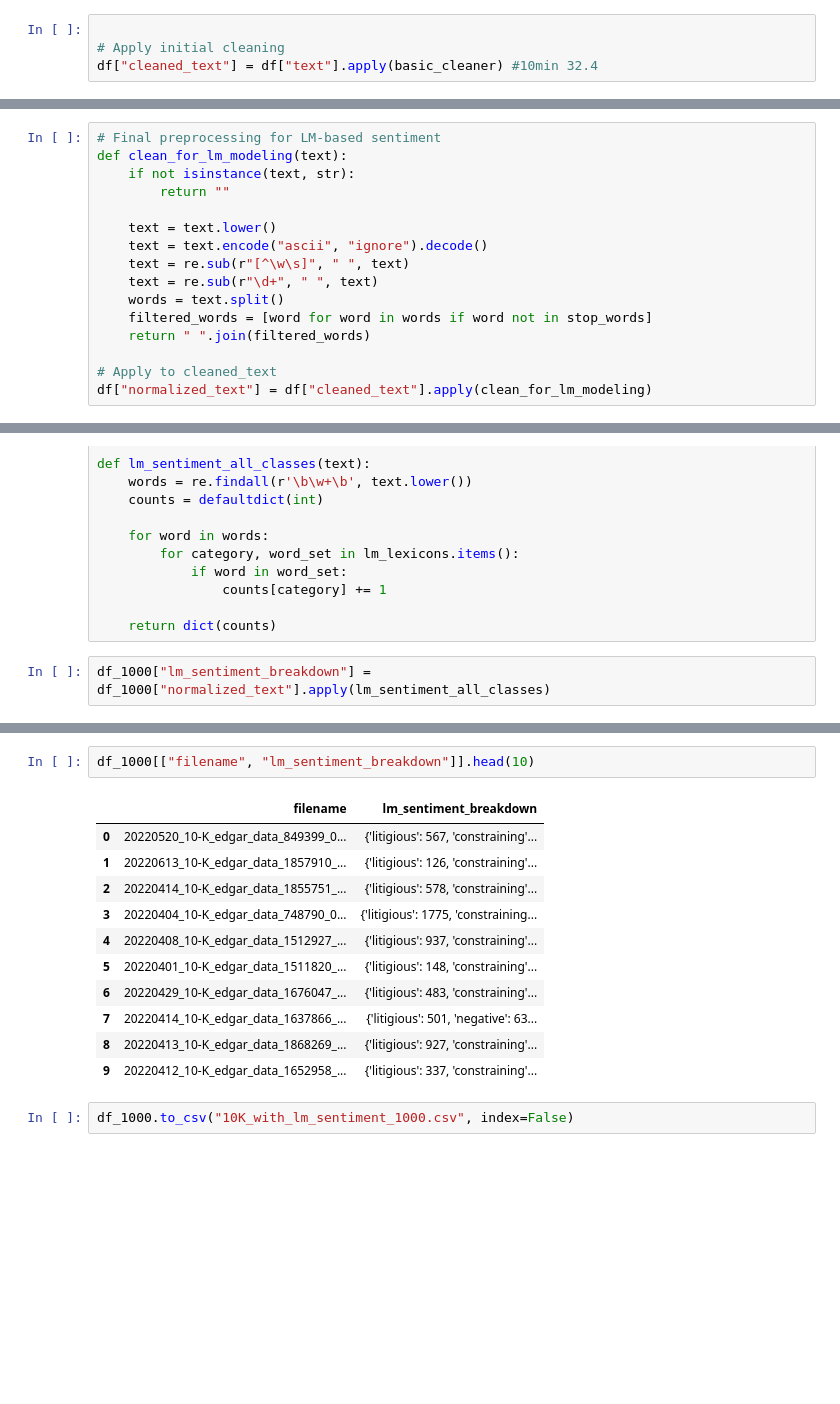
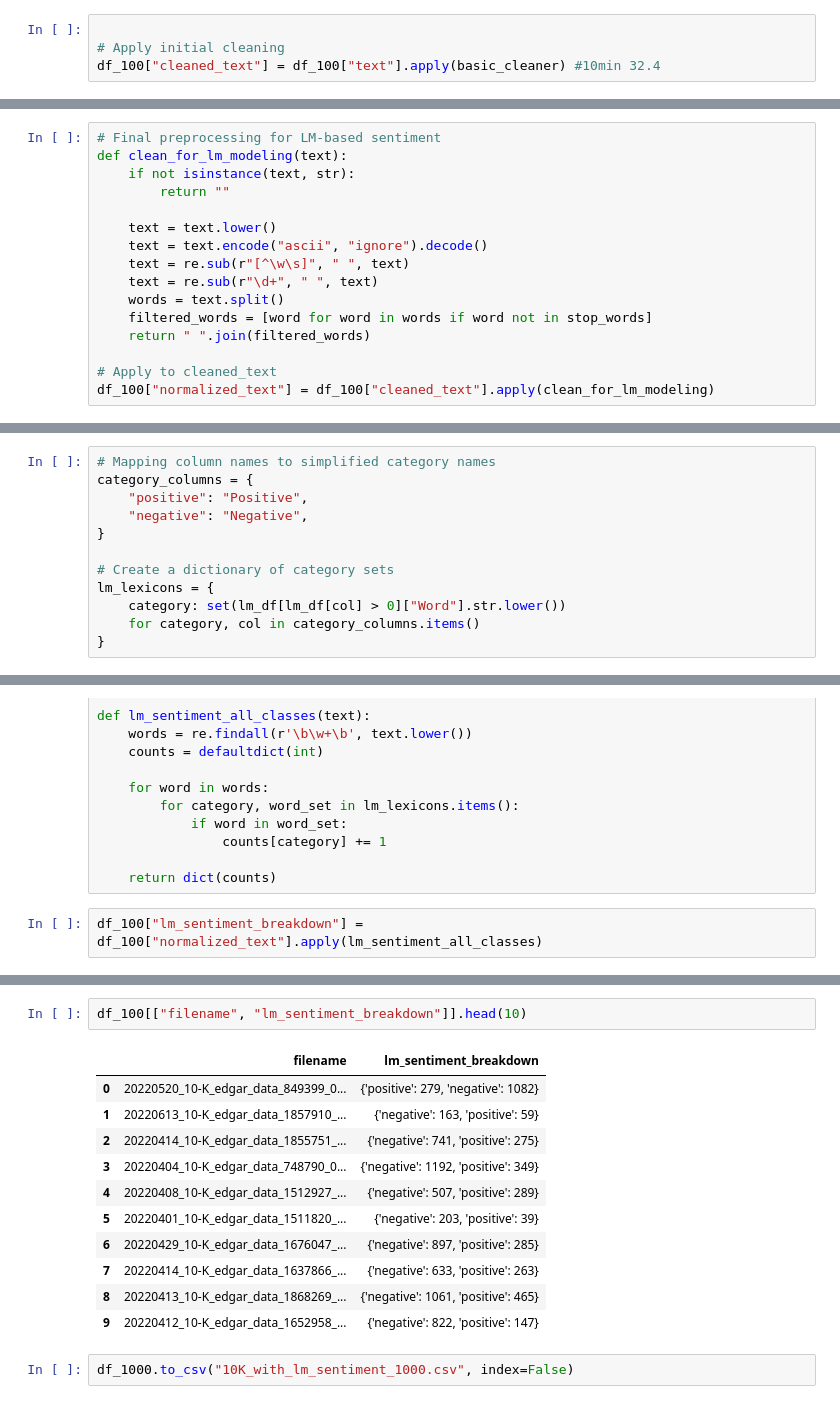
Before and after one commit to NareshChethala/10K_Seintiment_Analysis, a Jupyter notebook: dataframe_10k.ipynb, the cells around one changed output, grey strips where cells are left out. Drawn from its saved outputs; the diff is of its cells as text; blank space fills up the shorter version.

Commit message:
Edgar files dataframe

```diff
--- a/dataframe_10k.ipynb
+++ b/dataframe_10k.ipynb
@@ -329,4 +355,4 @@ def basic_cleaner(text):
 # %%
 
 # Apply initial cleaning
-df["cleaned_text"] = df["text"].apply(basic_cleaner) #10min 32.4
+df_100["cleaned_text"] = df_100["text"].apply(basic_cleaner) #10min 32.4
@@ -364,4 +396,4 @@ def clean_for_lm_modeling(text):
     return " ".join(filtered_words)
 
 # Apply to cleaned_text
-df["normalized_text"] = df["cleaned_text"].apply(clean_for_lm_modeling)
+df_100["normalized_text"] = df_100["cleaned_text"].apply(clean_for_lm_modeling)
@@ -421,6 +459,18 @@ lm_lexicons = {
     category: set(lm_df[lm_df[col] > 0]["Word"].str.lower())
     for category, col in category_columns.items()
 }
+# %%
+# Mapping column names to simplified category names
+category_columns = {
+    "positive": "Positive",
+    "negative": "Negative",
+}
+
+# Create a dictionary of category sets
+lm_lexicons = {
+    category: set(lm_df[lm_df[col] > 0]["Word"].str.lower())
+    for category, col in category_columns.items()
+}
 # %%
 import re
 from collections import defaultdict
@@ -436,4 +486,4 @@ def lm_sentiment_all_classes(text):
 
     return dict(counts)
 # %%
-df_1000["lm_sentiment_breakdown"] = df_1000["normalized_text"].apply(lm_sentiment_all_classes)
+df_100["lm_sentiment_breakdown"] = df_100["normalized_text"].apply(lm_sentiment_all_classes)
@@ -447,19 +503,19 @@ df_1000.head()
 | 3 | 2022 | QTR2 | 20220404 | 2022 | 4 | 4 | 10-K | data | 748790 | ... |
 | 4 | 2022 | QTR2 | 20220408 | 2022 | 4 | 8 | 10-K | data | 1512927 | ... |
 # %%
-df_1000[["filename", "lm_sentiment_breakdown"]].head(10)
+df_100[["filename", "lm_sentiment_breakdown"]].head(10)
 # %% [output]
 |  | filename | lm_sentiment_breakdown |
-| 0 | 20220520_10-K_edgar_data_849399_0... | {'litigious': 567, 'constraining'... |
-| 1 | 20220613_10-K_edgar_data_1857910_... | {'litigious': 126, 'constraining'... |
-| 2 | 20220414_10-K_edgar_data_1855751_... | {'litigious': 578, 'constraining'... |
-| 3 | 20220404_10-K_edgar_data_748790_0... | {'litigious': 1775, 'constraining... |
-| 4 | 20220408_10-K_edgar_data_1512927_... | {'litigious': 937, 'constraining'... |
-| 5 | 20220401_10-K_edgar_data_1511820_... | {'litigious': 148, 'constraining'... |
-| 6 | 20220429_10-K_edgar_data_1676047_... | {'litigious': 483, 'constraining'... |
-| 7 | 20220414_10-K_edgar_data_1637866_... | {'litigious': 501, 'negative': 63... |
-| 8 | 20220413_10-K_edgar_data_1868269_... | {'litigious': 927, 'constraining'... |
-| 9 | 20220412_10-K_edgar_data_1652958_... | {'litigious': 337, 'constraining'... |
+| 0 | 20220520_10-K_edgar_data_849399_0... | {'positive': 279, 'negative': 1082} |
+| 1 | 20220613_10-K_edgar_data_1857910_... | {'negative': 163, 'positive': 59} |
+| 2 | 20220414_10-K_edgar_data_1855751_... | {'negative': 741, 'positive': 275} |
+| 3 | 20220404_10-K_edgar_data_748790_0... | {'negative': 1192, 'positive': 349} |
+| 4 | 20220408_10-K_edgar_data_1512927_... | {'negative': 507, 'positive': 289} |
+| 5 | 20220401_10-K_edgar_data_1511820_... | {'negative': 203, 'positive': 39} |
+| 6 | 20220429_10-K_edgar_data_1676047_... | {'negative': 897, 'positive': 285} |
+| 7 | 20220414_10-K_edgar_data_1637866_... | {'negative': 633, 'positive': 263} |
+| 8 | 20220413_10-K_edgar_data_1868269_... | {'negative': 1061, 'positive': 465} |
+| 9 | 20220412_10-K_edgar_data_1652958_... | {'negative': 822, 'positive': 147} |
 # %%
 df_1000.to_csv("10K_with_lm_sentiment_1000.csv", index=False)
 # %%
```
Also changed, not shown: parts of 15 cells of this notebook, 3 other files.
